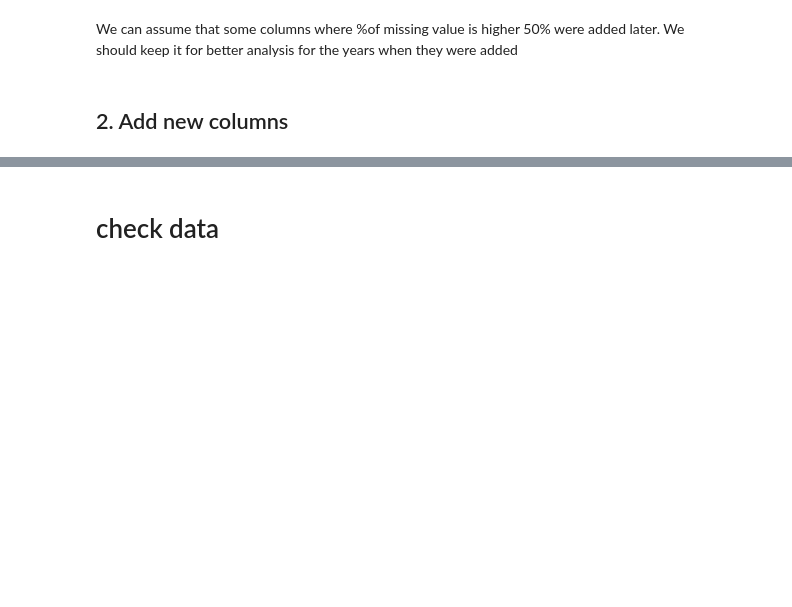
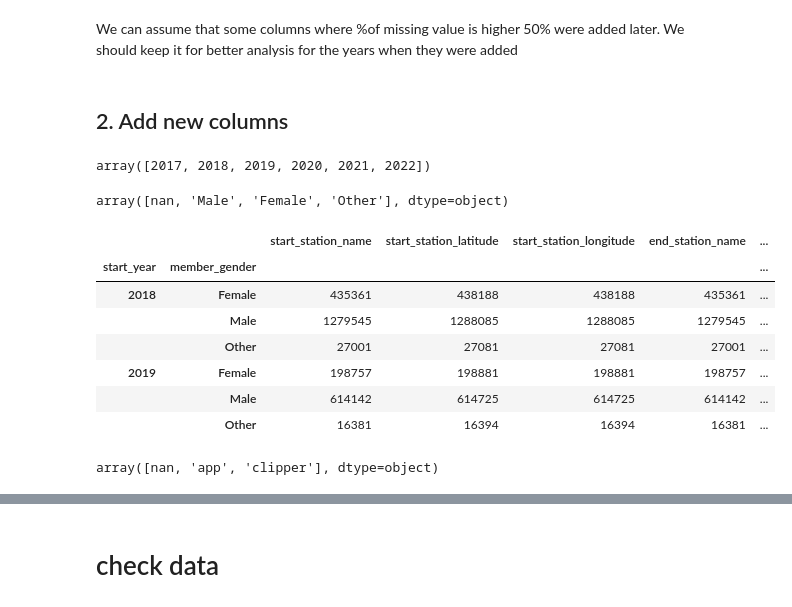
Before and after one commit to SvLaura/Bike-Rental-Dataset-Data-Analysiss., a Jupyter notebook: PreprocData.ipynb, the cells around one changed output, grey strips where cells are left out. Drawn from its saved outputs; the diff is of its cells as text; code cells hidden in the pictures; blank space fills up the shorter version.

```diff
--- a/PreprocData.ipynb
+++ b/PreprocData.ipynb
@@ -209,6 +219,38 @@ We can assume that some columns where %of missing value is higher 50% were added
 We should keep it for better analysis for the years when they were added
 # %% [markdown]
 ## 2. Add new columns
+# %%
+df['start_year']  = df['start_time'].dt.year
+df['start_month']  = df['start_time'].dt.month
+df['start_day']  = df['start_time'].dt.day
+df['start_weekday'] = df['start_time'].dt.weekday
 # %%
-df['duration_min'] = (test_df['end_time'] - test_df['start_time'])/np.timedelta64(1, 'm')
-df['start_year']  = df['start_time'].dt.year
+import numpy as np
+df['duration_min'] = round((df['end_time'] - df['start_time'])/np.timedelta64(1, 'm'))
+# %%
+# drop columns :
+df.drop(['start_time','end_time','start_station_id','end_station_id','bike_id','ride_id'], axis = 1, inplace = True)
+# %%
+df['start_year'].unique()
+# %% [output]
+array([2017, 2018, 2019, 2020, 2021, 2022])
+# %%
+df['member_gender'].unique()
+# %% [output]
+array([nan, 'Male', 'Female', 'Other'], dtype=object)
+# %%
+df.groupby(['start_year',
+            'member_gender']).count()
+# %% [output]
+|  |  | start_station_name | start_station_latitude | start_station_longitude | end_station_name | ... |
+| start_year | member_gender |  |  |  |  | ... |
+| 2018 | Female | 435361 | 438188 | 438188 | 435361 | ... |
+|  | Male | 1279545 | 1288085 | 1288085 | 1279545 | ... |
+|  | Other | 27001 | 27081 | 27081 | 27001 | ... |
+| 2019 | Female | 198757 | 198881 | 198881 | 198757 | ... |
+|  | Male | 614142 | 614725 | 614725 | 614142 | ... |
+|  | Other | 16381 | 16394 | 16394 | 16381 | ... |
+# %%
+df['rental_access_method'].unique()
+# %% [output]
+array([nan, 'app', 'clipper'], dtype=object)
```
Also changed, not shown: parts of 17 cells of this notebook.
